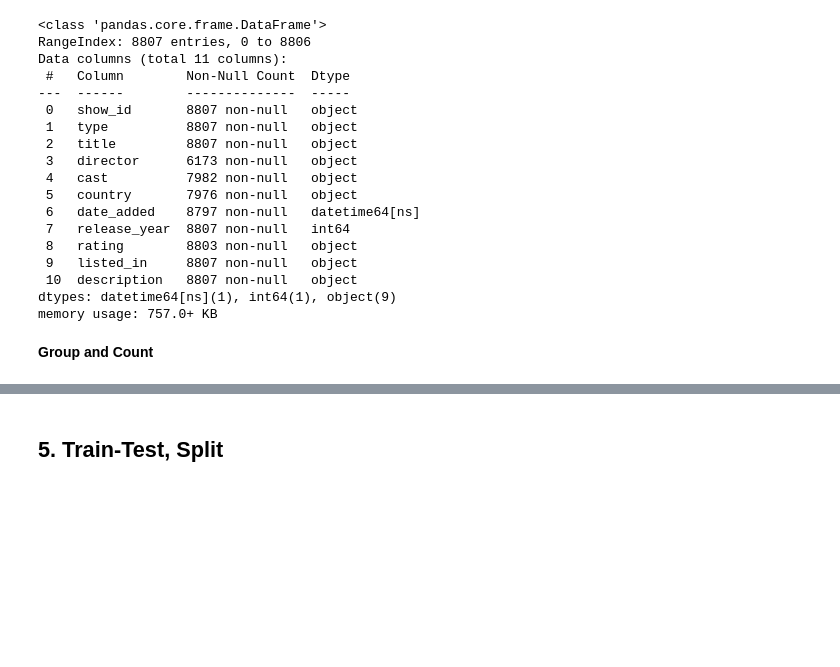
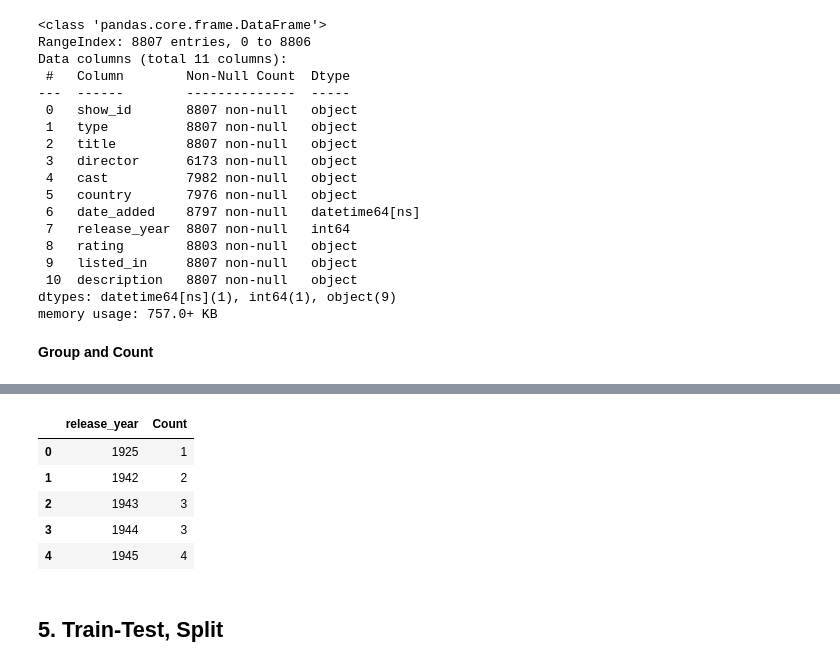
Before and after one commit to DLPY/Regression, a Jupyter notebook: EDA_using_Python.ipynb, the cells around one changed output, grey strips where cells are left out. Drawn from its saved outputs; the diff is of its cells as text; code cells hidden in the pictures; blank space fills up the shorter version.

```diff
--- a/EDA_using_Python.ipynb
+++ b/EDA_using_Python.ipynb
@@ -260,0 +250,3 @@ Name: release_year, dtype: int64
+# %%
+#Group the column by year and count the occurrences
+grouped_df = netflix_df.groupby(['release_year'], as_index=False).agg(Count=('show_id', 'count'))
@@ -261,3 +266,13 @@ Name: release_year, dtype: int64
+# %%
+#check the first few rows
+grouped_df.head()
+# %% [output]
+|  | release_year | Count |
+| 0 | 1925 | 1 |
+| 1 | 1942 | 2 |
+| 2 | 1943 | 3 |
+| 3 | 1944 | 3 |
+| 4 | 1945 | 4 |
 # %% [markdown]
 ## 5. Train-Test, Split
 # %% [markdown]
```
Also changed, not shown: parts of 21 cells of this notebook.
